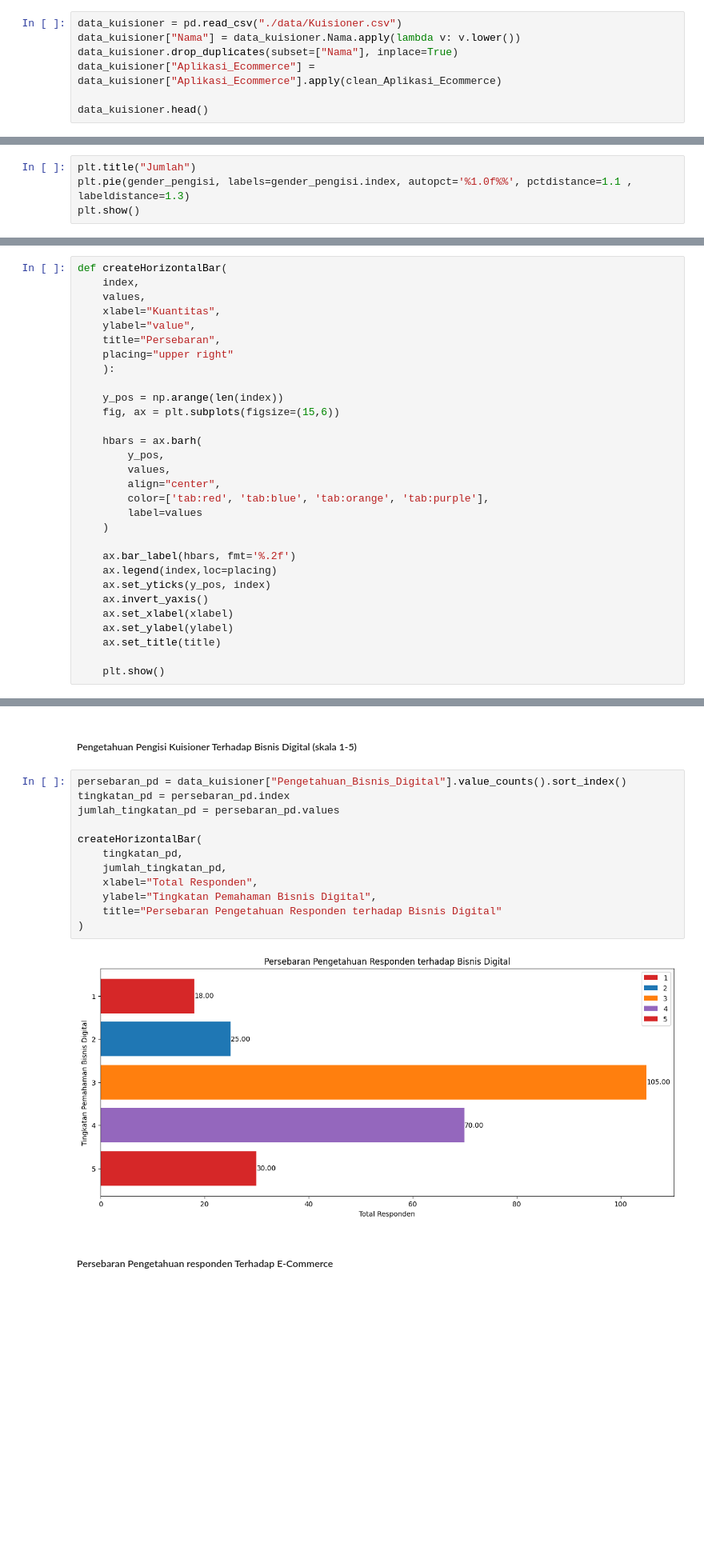
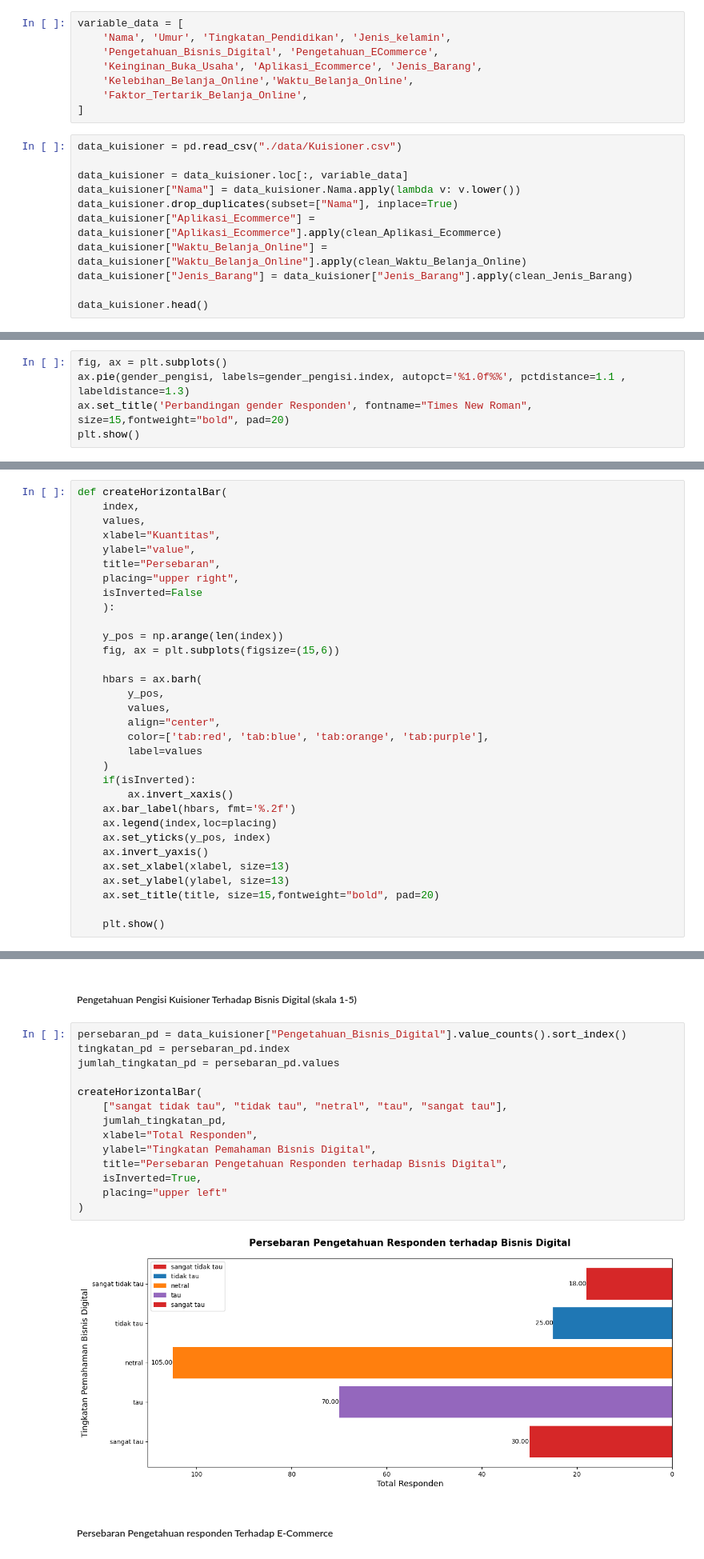
Before and after one commit to NAoHR/BoAM_DS, a Jupyter notebook: Main_Kuisioner.ipynb, the cells around one changed output, grey strips where cells are left out. Shown at 80% size. Drawn from its saved outputs; the diff is of its cells as text; blank space fills up the shorter version.

```diff
--- a/Main_Kuisioner.ipynb
+++ b/Main_Kuisioner.ipynb
@@ -10,10 +21,22 @@ def clean_Aplikasi_Ecommerce(name):
 # %% [markdown]
 ##### Proses Pembersihan Data
+# %%
+variable_data = [
+    'Nama', 'Umur', 'Tingkatan_Pendidikan', 'Jenis_kelamin',
+    'Pengetahuan_Bisnis_Digital', 'Pengetahuan_ECommerce',
+    'Keinginan_Buka_Usaha', 'Aplikasi_Ecommerce', 'Jenis_Barang',
+    'Kelebihan_Belanja_Online','Waktu_Belanja_Online',
+    'Faktor_Tertarik_Belanja_Online',
+]
 # %%
 data_kuisioner = pd.read_csv("./data/Kuisioner.csv")
+
+data_kuisioner = data_kuisioner.loc[:, variable_data]
 data_kuisioner["Nama"] = data_kuisioner.Nama.apply(lambda v: v.lower())
 data_kuisioner.drop_duplicates(subset=["Nama"], inplace=True)
 data_kuisioner["Aplikasi_Ecommerce"] = data_kuisioner["Aplikasi_Ecommerce"].apply(clean_Aplikasi_Ecommerce)
+data_kuisioner["Waktu_Belanja_Online"] = data_kuisioner["Waktu_Belanja_Online"].apply(clean_Waktu_Belanja_Online)
+data_kuisioner["Jenis_Barang"] = data_kuisioner["Jenis_Barang"].apply(clean_Jenis_Barang)
 
 data_kuisioner.head()
 # %% [output]
@@ -63,7 +75,8 @@ Laki laki    140
 Perempuan    108
 Name: Jenis_kelamin, dtype: int64
 # %%
-plt.title("Jumlah")
-plt.pie(gender_pengisi, labels=gender_pengisi.index, autopct='%1.0f%%', pctdistance=1.1 , labeldistance=1.3)
+fig, ax = plt.subplots()
+ax.pie(gender_pengisi, labels=gender_pengisi.index, autopct='%1.0f%%', pctdistance=1.1 , labeldistance=1.3)
+ax.set_title('Perbandingan gender Responden', fontname="Times New Roman", size=15,fontweight="bold", pad=20)
 plt.show()
 # %% [output]
@@ -106,7 +119,8 @@ def createHorizontalBar(
     xlabel="Kuantitas",
     ylabel="value",
     title="Persebaran",
-    placing="upper right"
+    placing="upper right",
+    isInverted=False
     ):
 
     y_pos = np.arange(len(index))
@@ -119,14 +133,15 @@ def createHorizontalBar(
         color=['tab:red', 'tab:blue', 'tab:orange', 'tab:purple'],
         label=values
     )
-
+    if(isInverted):
+        ax.invert_xaxis()
     ax.bar_label(hbars, fmt='%.2f')
     ax.legend(index,loc=placing)
     ax.set_yticks(y_pos, index)
     ax.invert_yaxis()
-    ax.set_xlabel(xlabel)
-    ax.set_ylabel(ylabel)
-    ax.set_title(title)
+    ax.set_xlabel(xlabel, size=13)
+    ax.set_ylabel(ylabel, size=13)
+    ax.set_title(title, size=15,fontweight="bold", pad=20)
 
     plt.show()
 # %%
@@ -149,17 +164,19 @@ createHorizontalBar(
 # %%
 persebaran_pd = data_kuisioner["Pengetahuan_Bisnis_Digital"].value_counts().sort_index()
 tingkatan_pd = persebaran_pd.index
 jumlah_tingkatan_pd = persebaran_pd.values
 
 createHorizontalBar(
-    tingkatan_pd,
+    ["sangat tidak tau", "tidak tau", "netral", "tau", "sangat tau"],
     jumlah_tingkatan_pd,
     xlabel="Total Responden",
     ylabel="Tingkatan Pemahaman Bisnis Digital",
-    title="Persebaran Pengetahuan Responden terhadap Bisnis Digital"
+    title="Persebaran Pengetahuan Responden terhadap Bisnis Digital",
+    isInverted=True,
+    placing="upper left"
 )
 # %% [output]
-[figure, old version]
+[figure, new version]
 # %% [markdown]
 ##### Persebaran Pengetahuan responden Terhadap E-Commerce
 # %%
```
Also changed, not shown: parts of 33 cells of this notebook.
